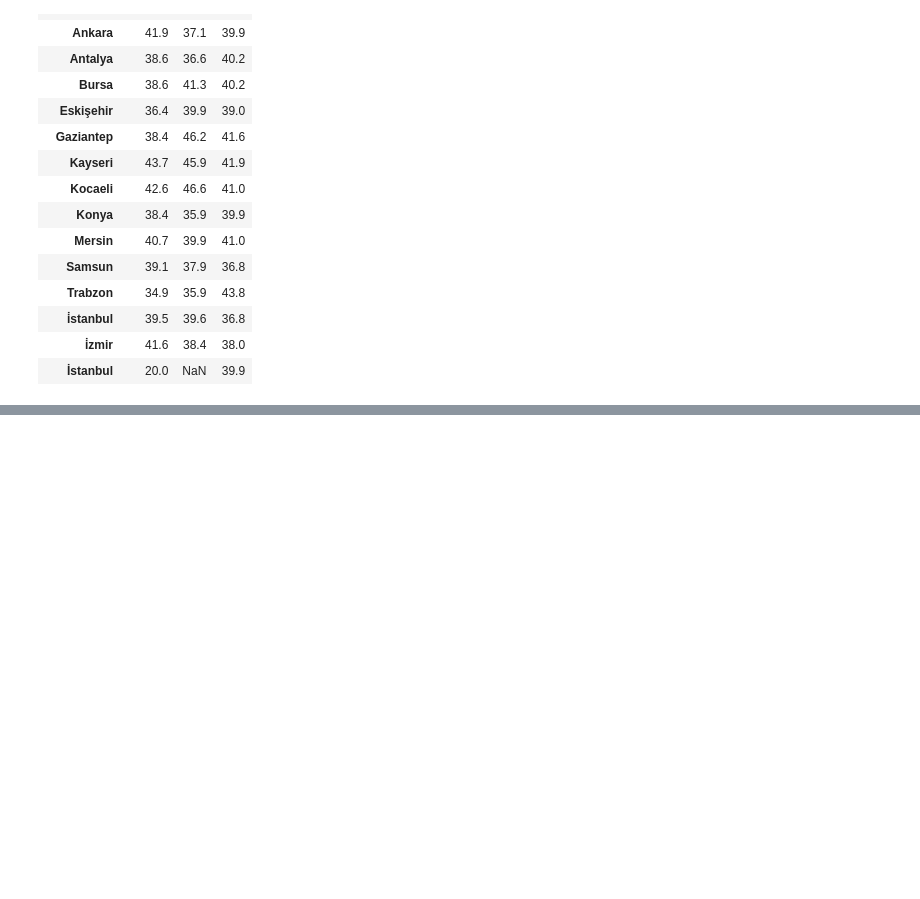
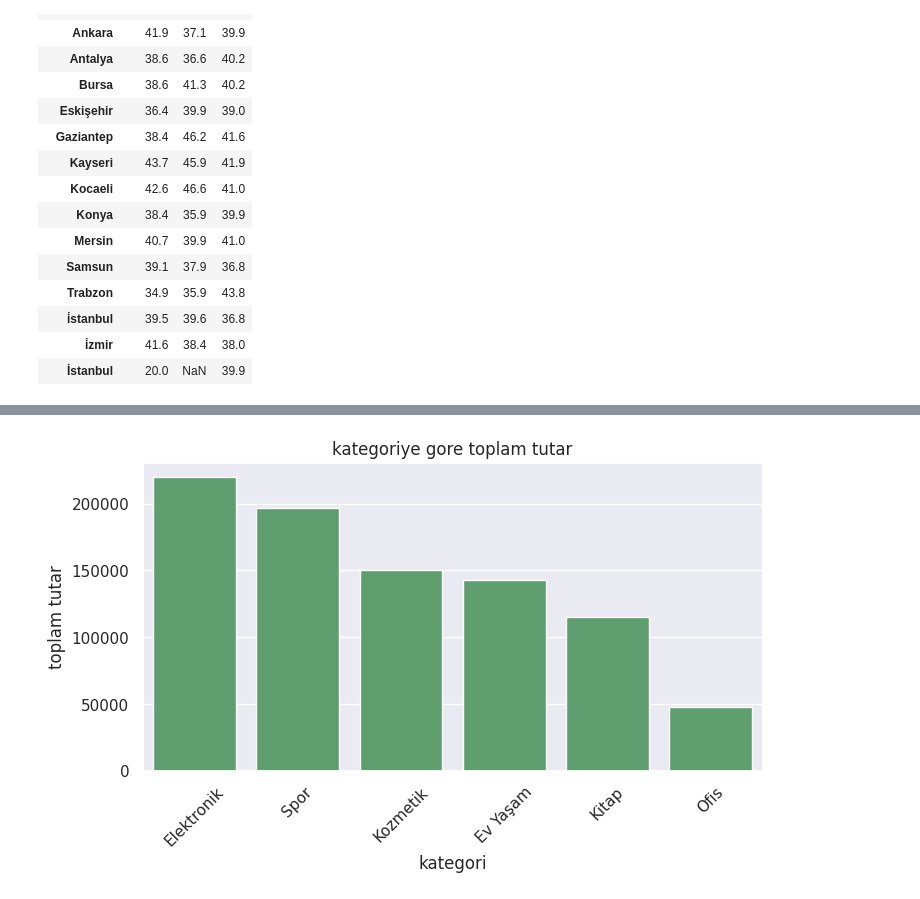
Before and after one commit to Erkan3034/Data-Science, a Jupyter notebook: dataScience.ipynb, the cells around one changed output, grey strips where cells are left out. Cells and saved outputs as stored; diff of their text form; code cells hidden in the pictures; blank space fills up the shorter version.

```diff
--- a/dataScience.ipynb
+++ b/dataScience.ipynb
@@ -1729,0 +1845,12 @@ pivot_sehir_musteri_tipi
+# %%
+# bar plot ile karsılastırmalı gorsellestirme
+# kategorye gore toplam tutarı hesaplayayıp barplot ile gosrsellestirme
+
+kategori_toplam_tutar = (
+    df.groupby("kategori")["toplam_tutar"]
+    .sum()
+    .sort_values(ascending = False)
+    .reset_index()
+)
+
+kategori_toplam_tutar
@@ -1729,0 +1865,15 @@ pivot_sehir_musteri_tipi
+# %%
+plt.figure(figsize=(8,4))
+sns.barplot(
+    data = kategori_toplam_tutar,
+    x= "kategori",
+    y="toplam_tutar",
+    color ="g",
+)
+plt.title("kategoriye gore toplam tutar")
+plt.xlabel("kategori")
+plt.ylabel("toplam tutar")
+plt.xticks(rotation = 45)
+plt.show()
+# %% [output]
+[figure, added]
```
Also changed, not shown: parts of 12 cells of this notebook.
